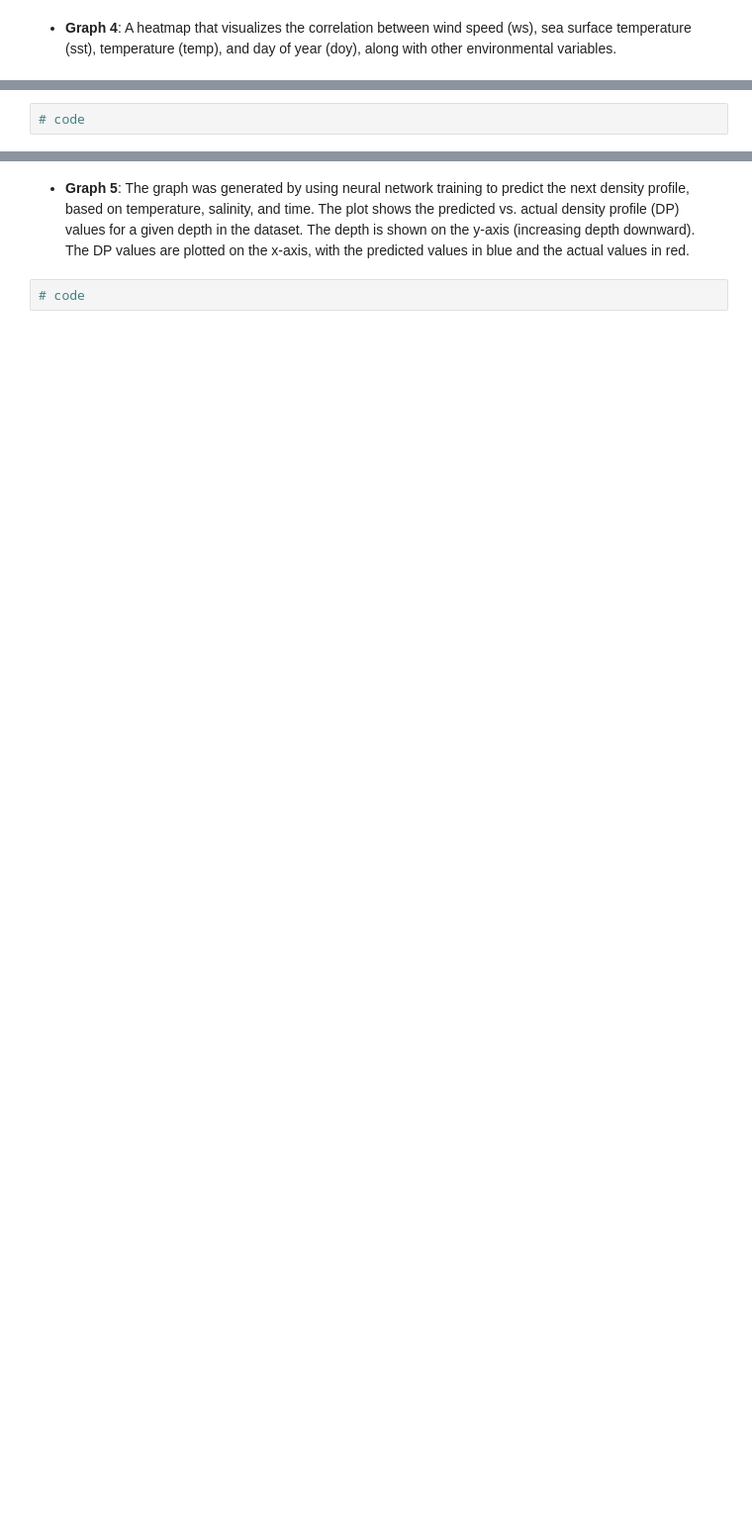
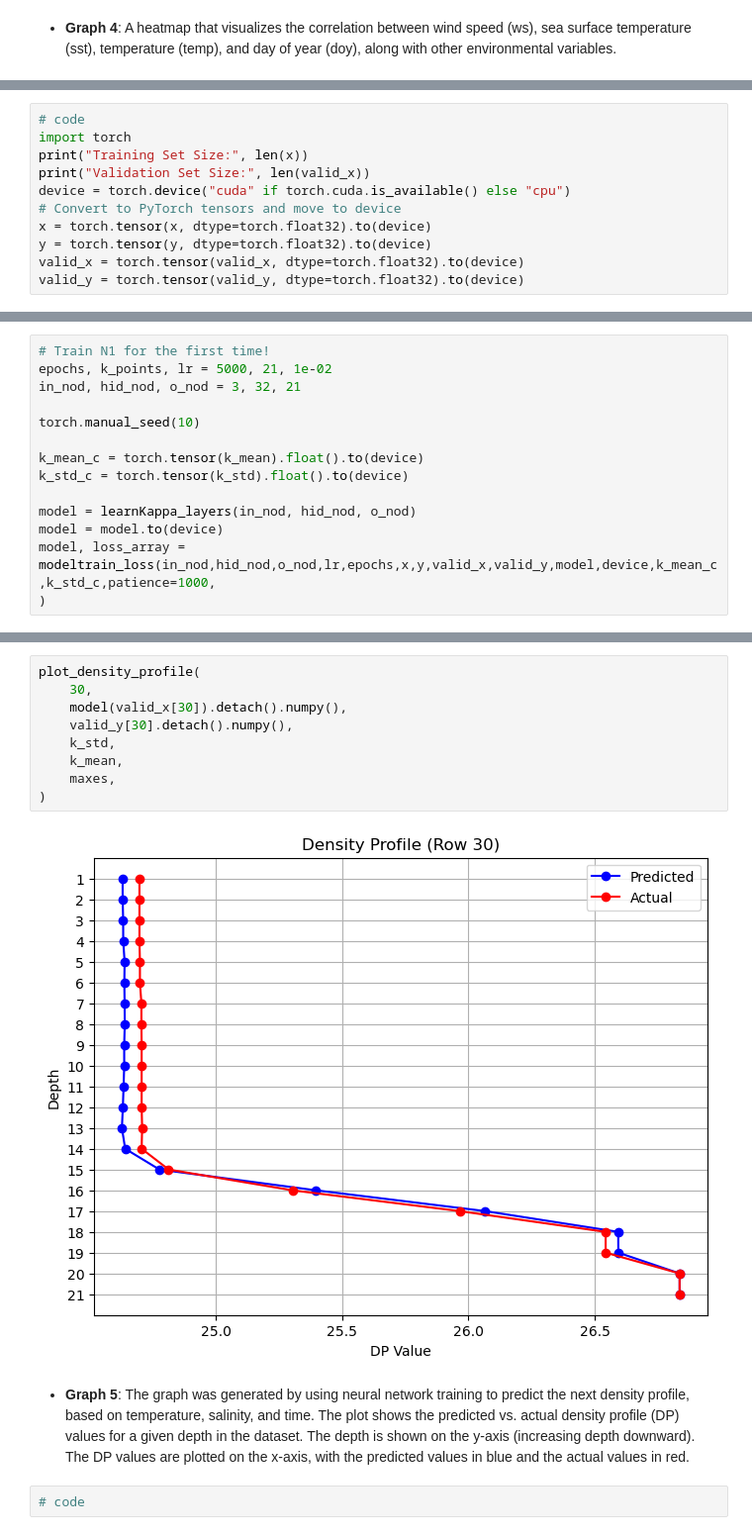
Before and after one commit to skortchmark9/Climate_ML, a Jupyter notebook: Project_2/main.ipynb, the cells around one changed output, grey strips where cells are left out. Shown at 99% size. Drawn from its saved outputs; the diff is of its cells as text; blank space fills up the shorter version.

```diff
--- a/Project_2/main.ipynb
+++ b/Project_2/main.ipynb
@@ -102,2 +185,11 @@ plot_mld_comparison_by_year(density_based_mld, temperature_based_mld)
 # %%
 # code
+import torch
+print("Training Set Size:", len(x))
+print("Validation Set Size:", len(valid_x))
+device = torch.device("cuda" if torch.cuda.is_available() else "cpu")
+# Convert to PyTorch tensors and move to device
+x = torch.tensor(x, dtype=torch.float32).to(device)
+y = torch.tensor(y, dtype=torch.float32).to(device)
+valid_x = torch.tensor(valid_x, dtype=torch.float32).to(device)
+valid_y = torch.tensor(valid_y, dtype=torch.float32).to(device)
@@ -103,0 +199,14 @@ plot_mld_comparison_by_year(density_based_mld, temperature_based_mld)
+# %%
+# Train N1 for the first time!
+epochs, k_points, lr = 5000, 21, 1e-02
+in_nod, hid_nod, o_nod = 3, 32, 21
+
+torch.manual_seed(10)
+
+k_mean_c = torch.tensor(k_mean).float().to(device)
+k_std_c = torch.tensor(k_std).float().to(device)
+
+model = learnKappa_layers(in_nod, hid_nod, o_nod)
+model = model.to(device)
+model, loss_array = modeltrain_loss(in_nod,hid_nod,o_nod,lr,epochs,x,y,valid_x,valid_y,model,device,k_mean_c,k_std_c,patience=1000,
+)
@@ -104,3 +215,14 @@ plot_mld_comparison_by_year(density_based_mld, temperature_based_mld)
+# %%
+plot_density_profile(
+    30,
+    model(valid_x[30]).detach().numpy(),
+    valid_y[30].detach().numpy(),
+    k_std,
+    k_mean,
+    maxes,
+)
+# %% [output]
+[figure, added]
 # %% [markdown]
 - **Graph 5**: The graph was generated by using neural network training to predict the next density profile, based on temperature, salinity, and time. The plot shows the predicted vs. actual density profile (DP) values for a given depth in the dataset. The depth is shown on the y-axis (increasing depth downward). The DP values are plotted on the x-axis, with the predicted values in blue and the actual values in red.
 # %%
```
Also changed, not shown: parts of 16 cells of this notebook, 2 other files.
